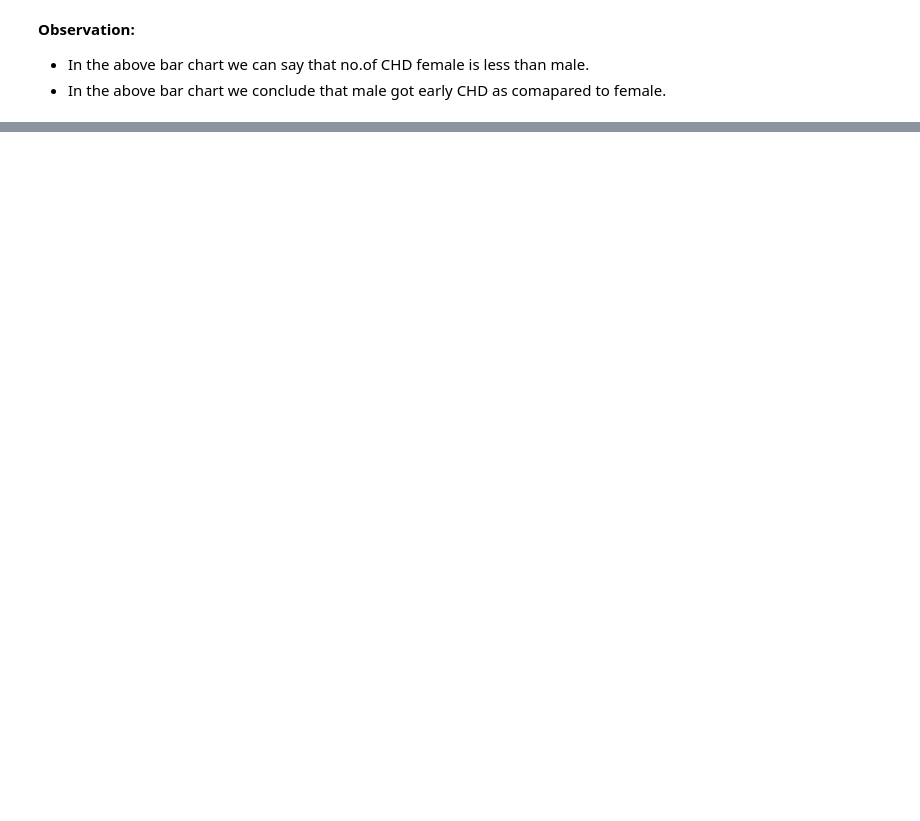
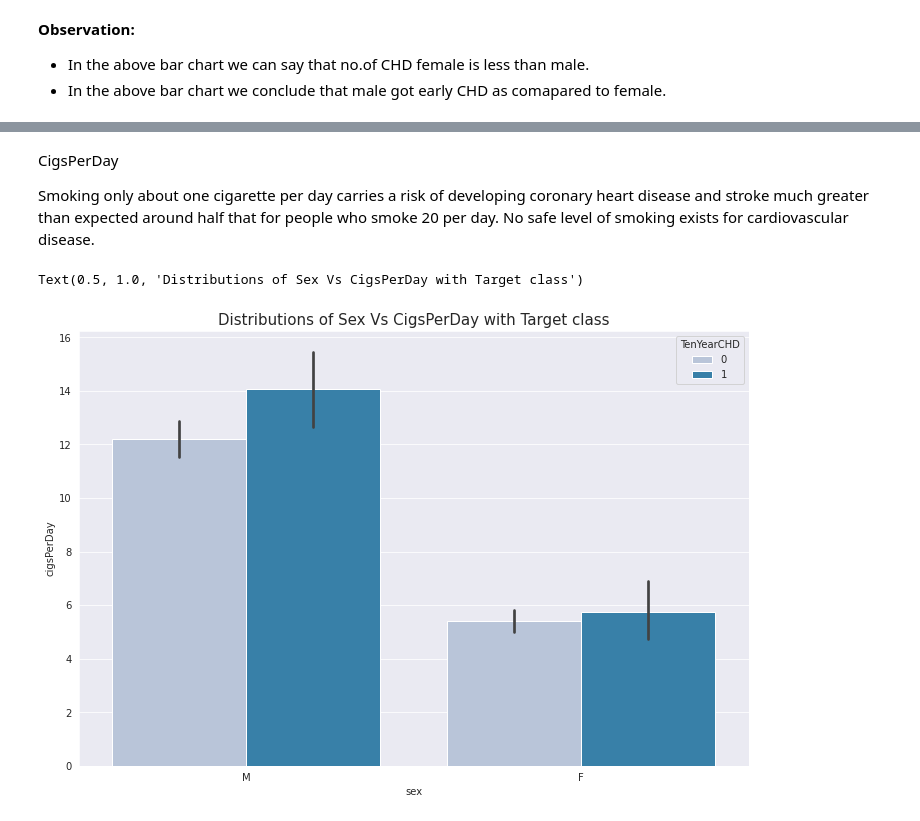
Before and after one commit to SachinYallapurkar/Cardiovascular-Risk-Prediction, a Jupyter notebook: Cardiovascular_Risk_Prediction.ipynb, the cells around one changed output, grey strips where cells are left out. Saved outputs shown, nothing was run; the diff lists cells and outputs as text; code cells hidden in the pictures; blank space fills up the shorter version.

```diff
--- a/Cardiovascular_Risk_Prediction.ipynb
+++ b/Cardiovascular_Risk_Prediction.ipynb
@@ -355,0 +401,14 @@ fig.tight_layout()
+# %% [markdown]
+CigsPerDay
+
+Smoking only about one cigarette per day carries a risk of developing coronary heart disease and stroke much greater than expected around half that for people who smoke 20 per day. No safe level of smoking exists for cardiovascular disease.
+# %%
+plt.figure(figsize=(12,8))
+#smoking_person = cardiovascular_risk.groupby('sex')['cigsPerDay'].sum()
+
+#ploting the barplot between sex variable and cigsPerDay variable with target class
+sns.barplot(data=cardiovascular_risk,x="sex", y='cigsPerDay',hue="TenYearCHD",palette = 'PuBu')
+plt.title("Distributions of Sex Vs CigsPerDay with Target class",fontsize=15)
+# %% [output]
+Text(0.5, 1.0, 'Distributions of Sex Vs CigsPerDay with Target class')
+[figure, added]
```
Also changed, not shown: parts of 20 cells of this notebook.
